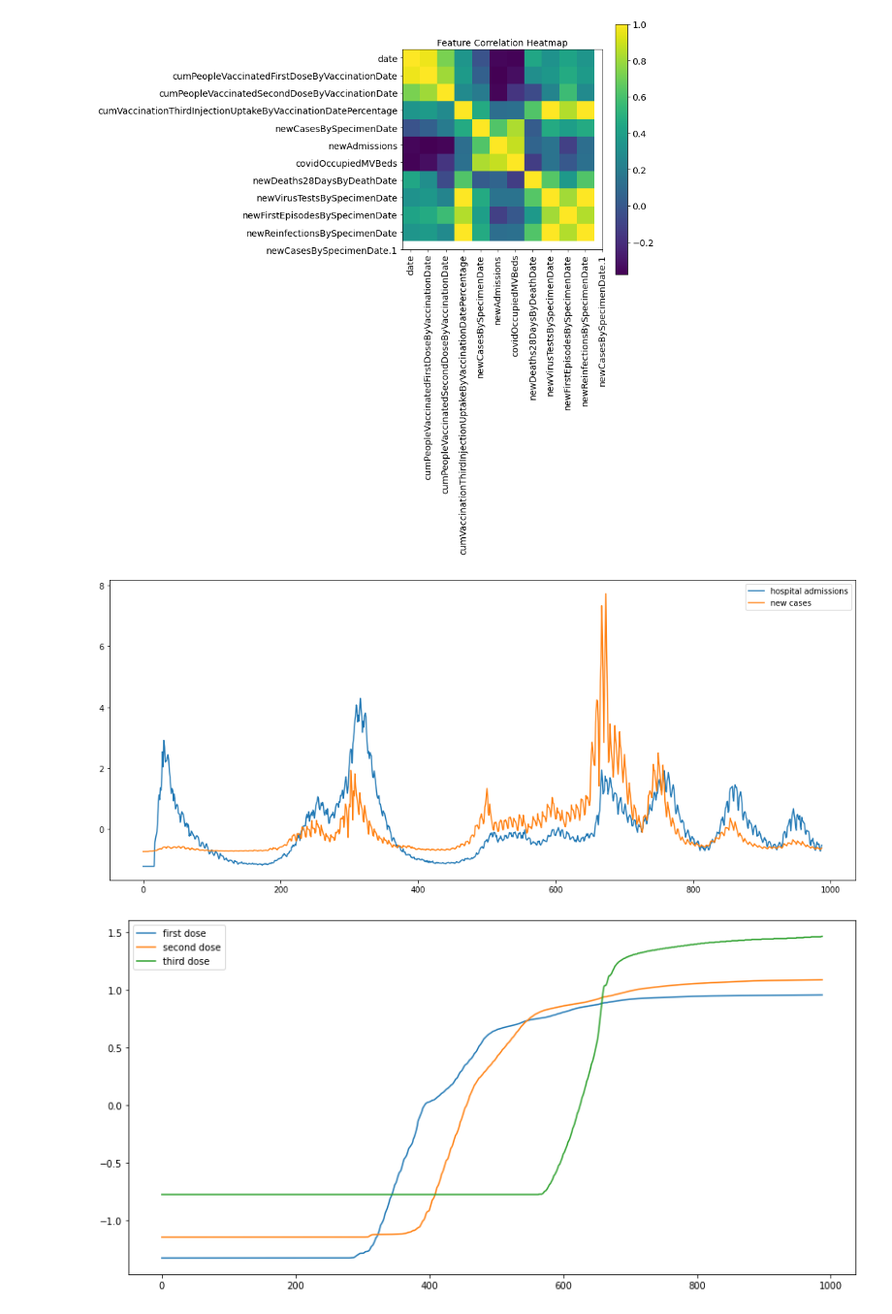
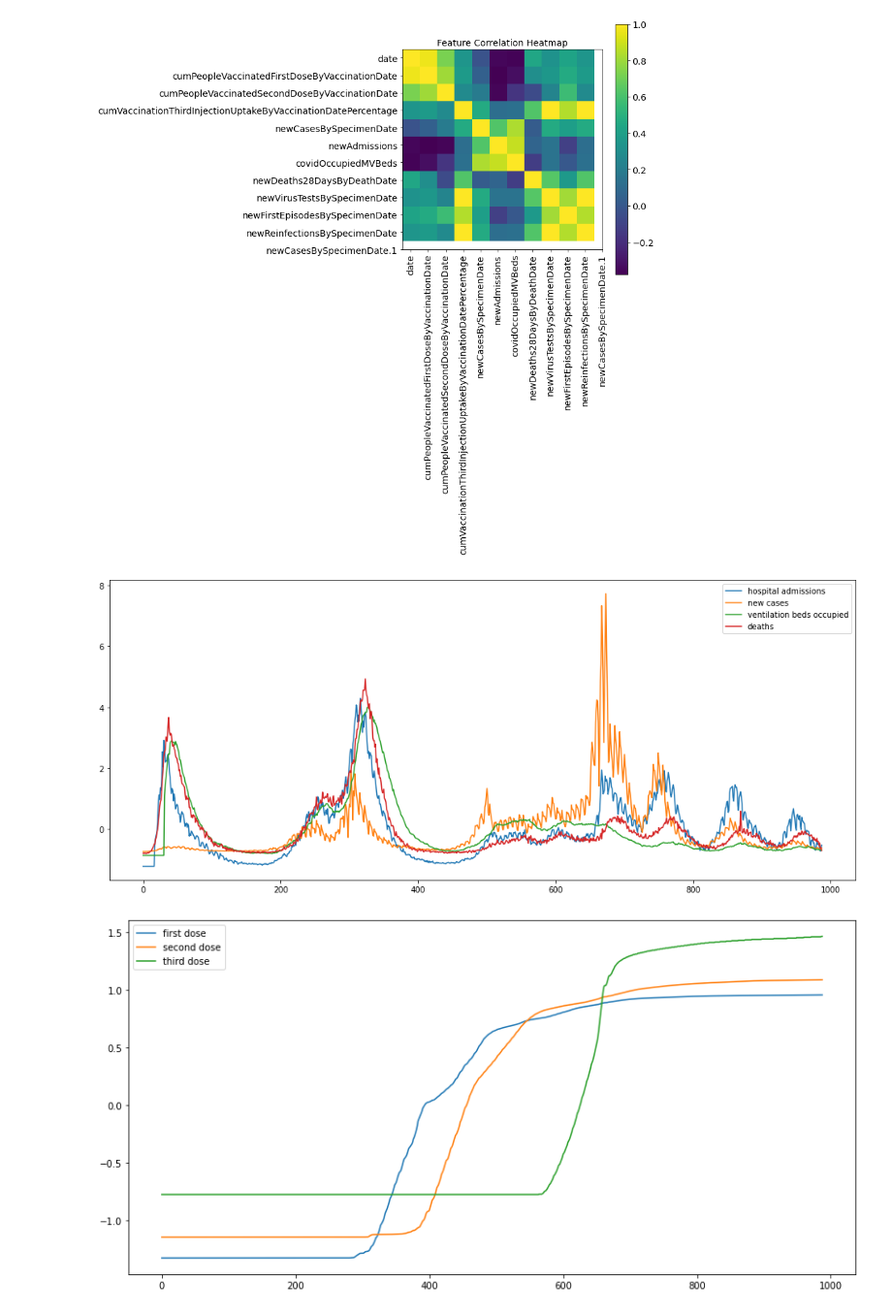
Before and after one commit to eduardburlacu/CERI_HackX, a Jupyter notebook: Covid_Cases_Predictor-main/Data_visualization.ipynb, the cells around one changed output. Shown: that part at 97% size. Drawn from its saved outputs; the diff is of its cells as text; code cells hidden in the pictures.

```diff
--- a/Covid_Cases_Predictor-main/Data_visualization.ipynb
+++ b/Covid_Cases_Predictor-main/Data_visualization.ipynb
@@ -49,12 +49,12 @@ def norm(data):
 # %%
 plt.rcParams["figure.figsize"] = (17,7)
 sns.lineplot(data=norm(df["newAdmissions"]), label = "hospital admissions")
 sns.lineplot(data=norm(df["newCasesBySpecimenDate"]), label ="new cases")
-# sns.lineplot(data=norm(df["covidOccupiedMVBeds"]), label = "ventilation beds occupied")
-# sns.lineplot(data=norm(df["newDeaths28DaysByDeathDate"]), label = "deaths")
+sns.lineplot(data=norm(df["covidOccupiedMVBeds"]), label = "ventilation beds occupied")
+sns.lineplot(data=norm(df["newDeaths28DaysByDeathDate"]), label = "deaths")
 plt.show()
 # %% [output]
-[figure, old version]
+[figure, new version]
 # %%
 plt.rcParams["figure.figsize"] = (14,7)
 sns.lineplot(data=norm(df["cumPeopleVaccinatedFirstDoseByVaccinationDate"]), label = "first dose")
```
Also changed, not shown: parts of 1 cell of this notebook, 5 other files.
